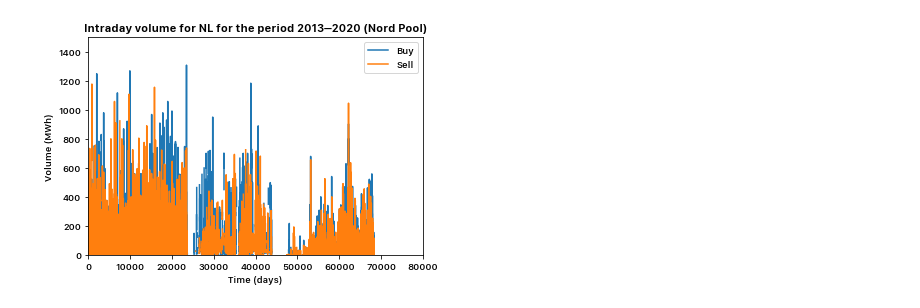
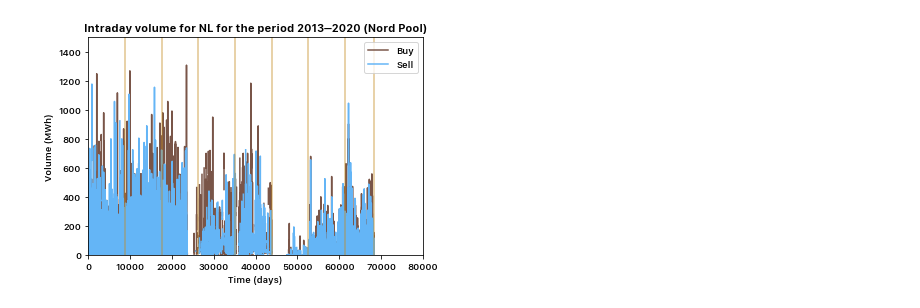
Before and after one commit to timovijn/ElectricityPriceForecasting, a Jupyter notebook: Elbas volumes/nordpool.ipynb, the cells around one changed output. Cells and saved outputs as stored; diff of their text form; code cells hidden in the pictures.

```diff
--- a/Elbas volumes/nordpool.ipynb
+++ b/Elbas volumes/nordpool.ipynb
@@ -1,10 +1,15 @@
 # %%
 import os
 os.system('clear')
+
 import numpy as np
+import pandas as pd
+
+from termcolor import colored
+from SecretColors.palette import Palette
+material = Palette("material", color_mode = 'hexa')
+
 import matplotlib.pyplot as plt
-import pandas as pd
-from termcolor import colored
 import matplotlib as mpl
 mpl.rcParams['font.family'] = 'SF Compact Text'
 mpl.rcParams['font.weight'] = 'medium'
@@ -20,13 +25,19 @@ dfo = pd.DataFrame()
 
 buy = []
 sell = []
+breaks = []
 
 for y in years:
     i = years.index(y)
     df = pd.read_html(f"./elbas-volumes_{y}_hourly.xls", header=[2,3], decimal=',', thousands='.')
     df = df[0]
-    df = df[(country)]
-    df = df.apply(pd.to_numeric, args=('coerce',))
+    df2 = df[(country)]
+    df2 = df2.apply(pd.to_numeric, args=('coerce',))
+    df2['Date'] = df.iloc[:, [0]]
+    df2['Time'] = df.iloc[:, [1]]
+    df = df2
+
+    df_group = df.groupby(['Date']).sum()
 
     buy.append(df['Buy'].sum())
     sell.append(df['Sell'].sum())
@@ -44,11 +55,20 @@ for y in years:
     plt.title(f'Intraday volume for {country} for the year {y} (Nord Pool)')
     plt.xlim(0,10000)
     plt.ylim(0, 1500)
+    plt.xlabel(r'Time (hours)')
+    plt.ylabel(r'Volume (MWh)')
+    plt.show()
+
+    df_group.plot(legend=True)
+    plt.title(f'Intraday volume for {country} for the year {y} (Nord Pool)')
+    # plt.xlim(0,50)
+    # plt.ylim(0, 1500)
     plt.xlabel(r'Time (days)')
     plt.ylabel(r'Volume (MWh)')
     plt.show()
 
     dfo = dfo.append(df, ignore_index = True)
+    breaks.append(len(dfo))
 
 print('')
 print(colored('...','white'))
@@ -106,10 +116,12 @@ Sell volume: 2854 MWh
 # %%
-dfo.plot(legend=True)
+color_dict = {'Buy': material.brown(shade=50, alpha=1), 'Sell': material.blue(shade=30, alpha=1)}
+dfo.plot(color=[color_dict.get(x, '#333333') for x in df.columns])
 plt.title(f'Intraday volume for {country} for the period {years[0]}–{years[-1]} (Nord Pool)')
 plt.xlim(0,80000)
 plt.ylim(0, 1500)
 plt.xlabel(r'Time (days)')
 plt.ylabel(r'Volume (MWh)')
+[plt.axvline(_breaks, color = material.gold(shade=50, alpha=0.5)) for _breaks in breaks]
 plt.show()
 # %% [output]
-[figure, old version]
+[figure, new version]
```
Also changed, not shown: parts of 1 cell of this notebook, 1 other file.
